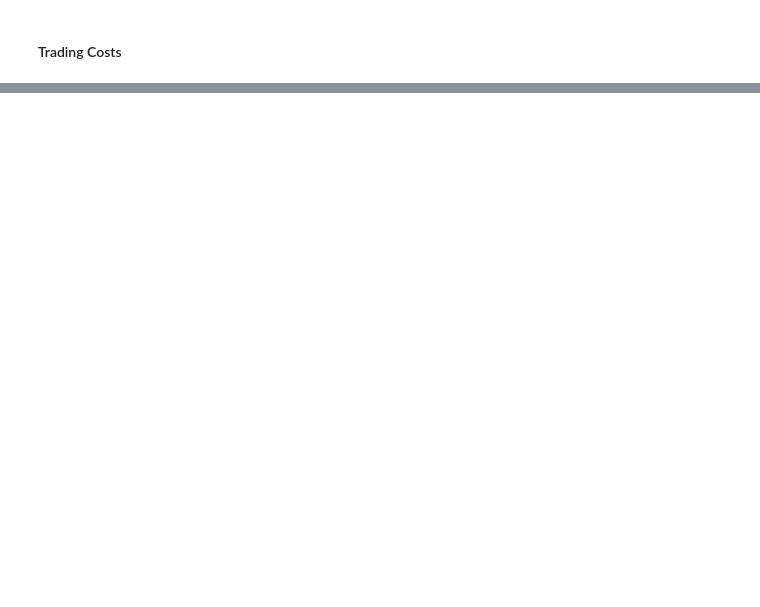
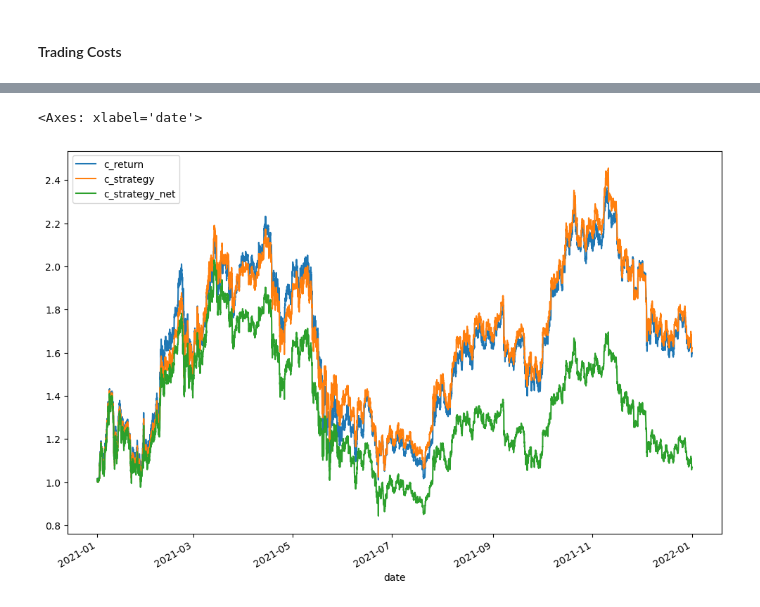
Before and after one commit to jctaylor11/algotrader-playground, a Jupyter notebook: notebooks/backtester.ipynb, the cells around one changed output, grey strips where cells are left out. Saved outputs shown, nothing was run; the diff lists cells and outputs as text; code cells hidden in the pictures; blank space fills up the shorter version.

```diff
--- a/notebooks/backtester.ipynb
+++ b/notebooks/backtester.ipynb
@@ -112,9 +201,9 @@ commission = 0.1 / 100
 # %%
 ptc = np.log(1 - commission)
 # %%
-data['Trade'] = data['Position'].diff().fillna(0).abs()
+data['trade'] = data['position'].diff().fillna(0).abs()
 # %%
-data['Strategy_net'] = data['Strategy'] + data['Trade'] * ptc
+data['strategy_net'] = data['strategy'] + data['trade'] * ptc
 # %%
-data['C_strategy_net'] = data['Strategy_net'].cumsum().apply(np.exp)
+data['c_strategy_net'] = data['strategy_net'].cumsum().apply(np.exp)
 # %%
@@ -124,2 +239,5 @@ data.C_strategy.nlargest(10)
 # %%
-data[['C_return', 'C_strategy', 'C_strategy_net']].plot(figsize=(12,8))
+data[['c_return', 'c_strategy', 'c_strategy_net']].plot(figsize=(12,8))
+# %% [output]
+<Axes: xlabel='date'>
+[figure, added]
```
Also changed, not shown: parts of 24 cells of this notebook, 2 other files.
